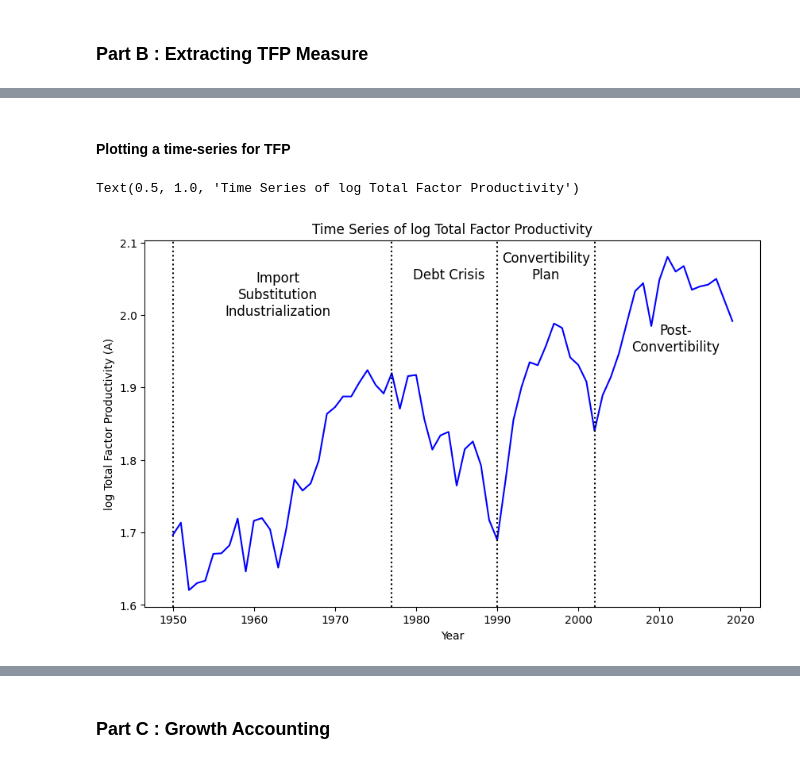
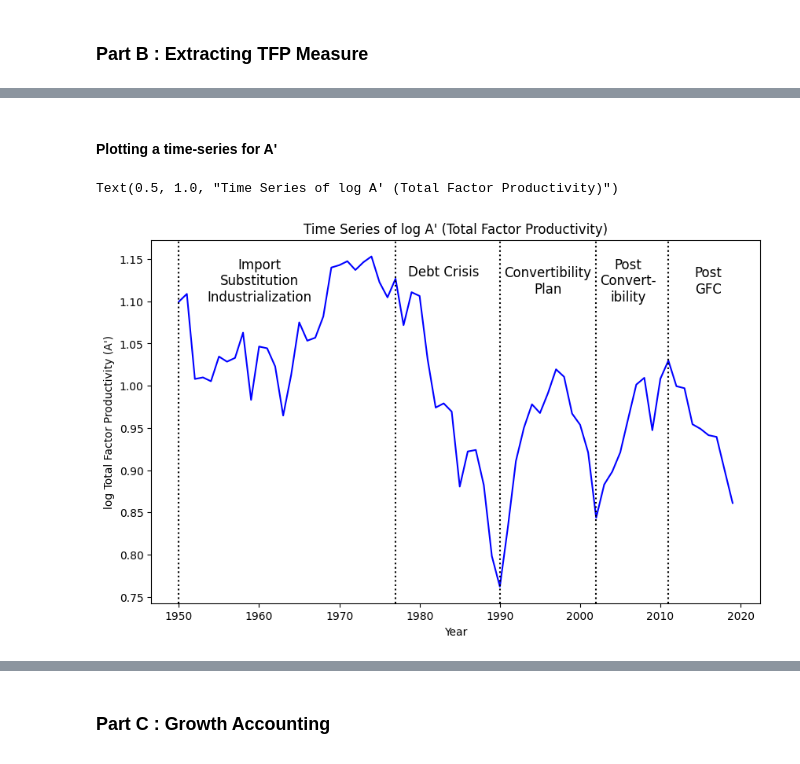
Before and after one commit to andreheeshaojun/EC2B1-Coursework, a Jupyter notebook: Section A/Section-A-Code.ipynb, the cells around one changed output, grey strips where cells are left out. Saved outputs shown, nothing was run; the diff lists cells and outputs as text; code cells hidden in the pictures.

```diff
--- a/Section A/Section-A-Code.ipynb
+++ b/Section A/Section-A-Code.ipynb
@@ -480,20 +480,24 @@ alpha = 0.3
 filtered_df.reset_index(drop=True).columns
 
 
-# h = "Human capital index, based on years of schooling and returns to education; see Human capital in PWT9."
+h = "Human capital index, based on years of schooling and returns to education; see Human capital in PWT9."
 Y = "Real GDP at constant 2017 national prices (in mil. 2017US$)"
 K = "Capital stock at constant 2017 national prices (in mil. 2017US$)"
 l = "Number of persons engaged (in millions)"
 avh = "Average annual hours worked by persons engaged"
 
 
-# Use apply function to calculate TFP for each row based on the values in the columns. We define labour as the product of the number of persons engaged and average annual hours worked.
-filtered_df['log A (Total Factor Productivity)'] = filtered_df.apply(
-   lambda row: row[Y] / (row[K] ** alpha * (row[l] * row[avh]) ** (1 - alpha)),
+# Use apply function to calculate A' for each row based on the values in the columns. We define labour as the product of the number of persons engaged and average annual hours worked.
+filtered_df["log A' (Total Factor Productivity)"] = filtered_df.apply(
+   lambda row: row[Y] / (row[h] * row[K] ** alpha * (row[l] * row[avh]) ** (1 - alpha)),
    axis=1
 ).apply(np.log)  # Take the natural logarithm of the TFP values
 
-
+# Use apply function to calculate A for each rows based on the values in the columns.
+filtered_df["log A (Total Factor Productivity)"] = filtered_df.apply(
+   lambda row: row[Y] / (row[K] ** alpha * (row[l] * row[avh]) ** (1 - alpha)),
+   axis=1
+).apply(np.log)
 filtered_df
 # %% [output]
 |  | 3-letter ISO country code | Country name | Currency unit | Year | Expenditure-side real GDP at chai... | ... |
@@ -512,29 +516,32 @@ filtered_df
 # %% [markdown]
-#### Plotting a time-series for TFP
+#### Plotting a time-series for A'
 # %%
 # Express the TFP as a value relative to the first year where 1950 is 100
 # filtered_df['A (TFP) Relative'] = 100 * filtered_df['A (TFP)'] / filtered_df.loc[filtered_df['Year'].dt.year == 1960, 'A (TFP)'].values[0]
 
 # Create a time-series graph plotting the TFP over time
 plt.figure(figsize=(10, 6))
-plt.plot(filtered_df['Year'], filtered_df['log A (Total Factor Productivity)'], color='blue', linestyle='-')
+plt.plot(filtered_df['Year'], filtered_df["log A' (Total Factor Productivity)"], color='blue', linestyle='-')
 
 # Add vertical dotted lines using datetime
 plt.axvline(x=datetime(1950, 1, 1), color='black', linestyle='dotted')
 plt.axvline(x=datetime(1977, 1, 1), color='black', linestyle='dotted')
 plt.axvline(x=datetime(1990, 1, 1), color='black', linestyle='dotted')
 plt.axvline(x=datetime(2002, 1, 1), color='black', linestyle='dotted')
+plt.axvline(x=datetime(2011, 1, 1), color='black', linestyle='dotted')
 
 # Add annotations for the periods
-plt.annotate('Import\nSubstitution\nIndustrialization', xy=(datetime(1963, 1, 1), 2.0), ha='center', color='black', fontsize=12)
-plt.annotate('Debt Crisis', xy=(datetime(1984, 1, 1), 2.05), ha='center', color='black', fontsize=12)
-plt.annotate('Convertibility\nPlan', xy=(datetime(1996, 1, 1), 2.05), ha='center', color='black', fontsize=12)
-plt.annotate('Post-\nConvertibility', xy=(datetime(2012, 1, 1), 1.95), ha='center', color='black', fontsize=12)
+plt.annotate('Import\nSubstitution\nIndustrialization', xy=(datetime(1960, 1, 1), 1.10), ha='center', color='black', fontsize=12)
+plt.annotate('Debt Crisis', xy=(datetime(1983, 1, 1), 1.13), ha='center', color='black', fontsize=12)
+plt.annotate('Convertibility\nPlan', xy=(datetime(1996, 1, 1), 1.11), ha='center', color='black', fontsize=12)
+plt.annotate('Post\nConvert-\nibility', xy=(datetime(2006, 1, 1), 1.10), ha='center', color='black', fontsize=12)
+plt.annotate('Post\nGFC', xy=(datetime(2016, 1, 1), 1.11), ha='center', color='black', fontsize=12)
+
 
 
 plt.xlabel('Year')
-plt.ylabel('log Total Factor Productivity (A)')
-plt.title('Time Series of log Total Factor Productivity')
+plt.ylabel("log Total Factor Productivity (A')")
+plt.title("Time Series of log A' (Total Factor Productivity)")
 # %% [output]
-Text(0.5, 1.0, 'Time Series of log Total Factor Productivity')
+Text(0.5, 1.0, "Time Series of log A' (Total Factor Productivity)")
-[figure, old version]
+[figure, new version]
```
Also changed, not shown: parts of 14 cells of this notebook.
